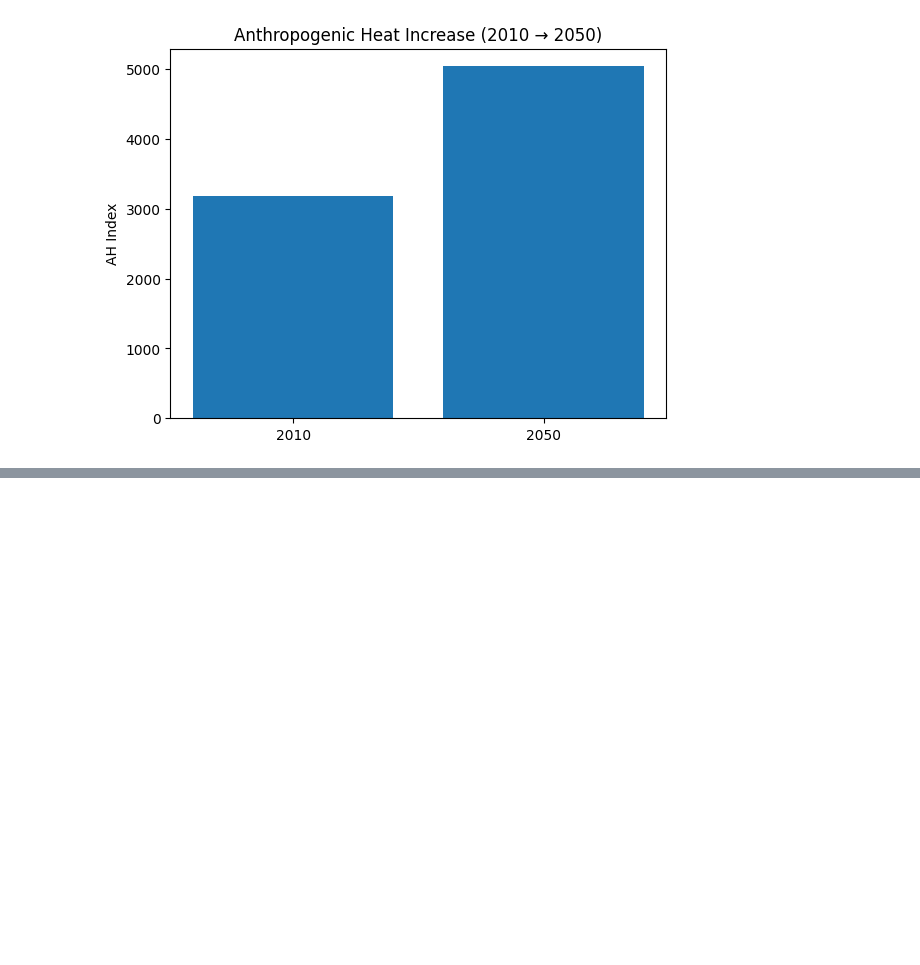
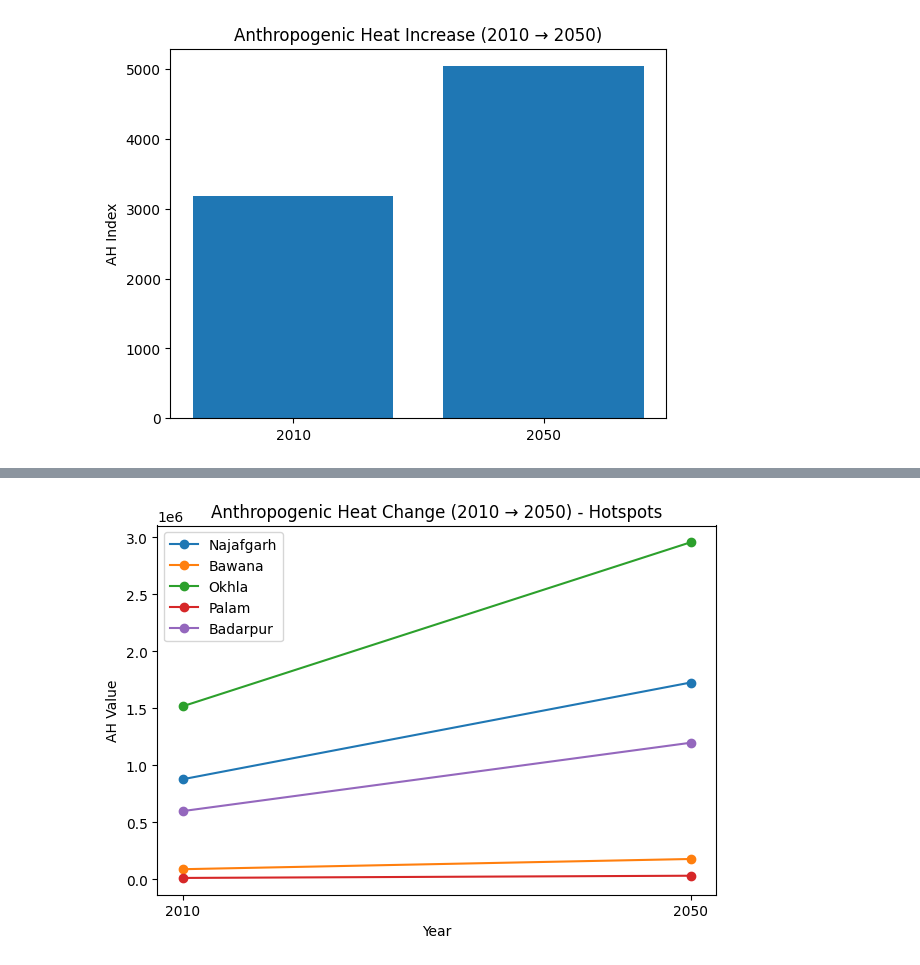
Before and after one commit to SharmaHridya/BAH-DATA, a Jupyter notebook: graphs.ipynb, the cells around one changed output, grey strips where cells are left out. Saved outputs shown, nothing was run; the diff lists cells and outputs as text; code cells hidden in the pictures; blank space fills up the shorter version.

Commit message:
Hotspots anthropogenic heat change

```diff
--- a/graphs.ipynb
+++ b/graphs.ipynb
@@ -104,0 +151,63 @@ plt.show()
+# %%
+import pandas as pd
+import rasterio
+import matplotlib.pyplot as plt
+
+HOTSPOTS = pd.DataFrame([
+    {"Location":"Najafgarh","Latitude":28.6090,"Longitude":76.9855,"NDVI":0.10,"NO2":0.00009,"Temperature":41},
+    {"Location":"Bawana","Latitude":28.7988,"Longitude":77.0329,"NDVI":0.06,"NO2":0.00010,"Temperature":46},
+    {"Location":"Okhla","Latitude":28.5284,"Longitude":77.2721,"NDVI":0.37,"NO2":0.00013,"Temperature":43},
+    {"Location":"Palam","Latitude":28.5606,"Longitude":77.1040,"NDVI":0.02,"NO2":0.00012,"Temperature":38},
+    {"Location":"Badarpur","Latitude":28.5036,"Longitude":77.3045,"NDVI":0.34,"NO2":0.00013,"Temperature":44},
+])
+
+# -----------------------------
+# Function: get value from raster
+# -----------------------------
+def get_value(tif_path, lon, lat):
+    with rasterio.open(tif_path) as src:
+        for val in src.sample([(lon, lat)]):
+            return float(val[0])
+
+# -----------------------------
+# Extract data (FIXED LOOP)
+# -----------------------------
+names = []
+ah_2010 = []
+ah_2050 = []
+
+for _, h in HOTSPOTS.iterrows():   # ✅ FIX HERE
+    name = h["Location"]
+    lon = h["Longitude"]
+    lat = h["Latitude"]
+
+    v2010 = get_value("data/ahe_2010_year.tif", lon, lat)
+    v2050 = get_value("data/ahe_2050_year.tif", lon, lat)
+
+    names.append(name)
+    ah_2010.append(v2010)
+    ah_2050.append(v2050)
+
+# -----------------------------
+# LINE GRAPH
+# -----------------------------
+plt.figure()
+
+for i in range(len(names)):
+    plt.plot(
+        ["2010", "2050"],
+        [ah_2010[i], ah_2050[i]],
+        marker="o",
+        label=names[i]
+    )
+
+plt.title("Anthropogenic Heat Change (2010 → 2050) - Hotspots")
+plt.xlabel("Year")
+plt.ylabel("AH Value")
+plt.legend()
+plt.tight_layout()
+
+plt.savefig("graphs/ah_hotspots_line.png")
+plt.show()
+# %% [output]
+[figure, added]
```
Also changed, not shown: parts of 4 cells of this notebook, 2 other files.
